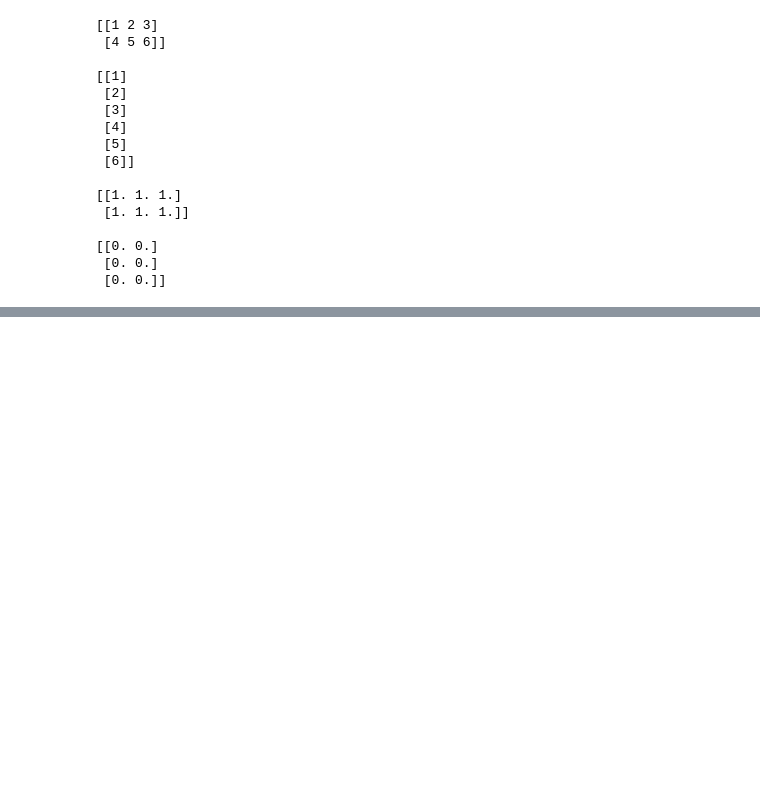
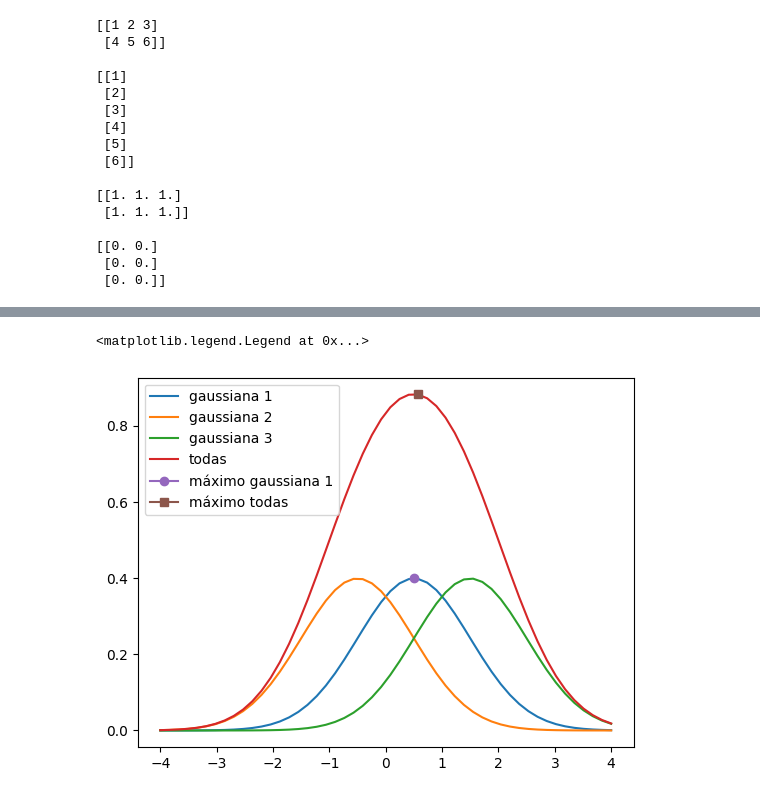
Before and after one commit to KarlClinckspoor/CursoPython, a Jupyter notebook: Capítulos/Capítulo08/Tour dos principais pacotes científicos.ipynb, the cells around one changed output, grey strips where cells are left out. Saved outputs shown, nothing was run; the diff lists cells and outputs as text; code cells hidden in the pictures; blank space fills up the shorter version.

```diff
--- a/Capítulos/Capítulo08/Tour dos principais pacotes científicos.ipynb
+++ b/Capítulos/Capítulo08/Tour dos principais pacotes científicos.ipynb
@@ -155,0 +391,12 @@ def rapido():
+# %%
+plt.figure()
+plt.plot(xx3, yy_gauss_1, label="gaussiana 1")
+plt.plot(xx3, yy_gauss_2, label="gaussiana 2")
+plt.plot(xx3, yy_gauss_3, label="gaussiana 3")
+plt.plot(xx3, yy_gauss_todos, label="todas")
+plt.plot(mu, yy_gauss_1_max, marker="o", label="máximo gaussiana 1")
+plt.plot(xx_gauss_todos_max, yy_gauss_todos_max, marker="s", label="máximo todas")
+plt.legend()
+# %% [output]
+<matplotlib.legend.Legend at 0x...>
+[figure, added]
```
Also changed, not shown: parts of 50 cells of this notebook.
